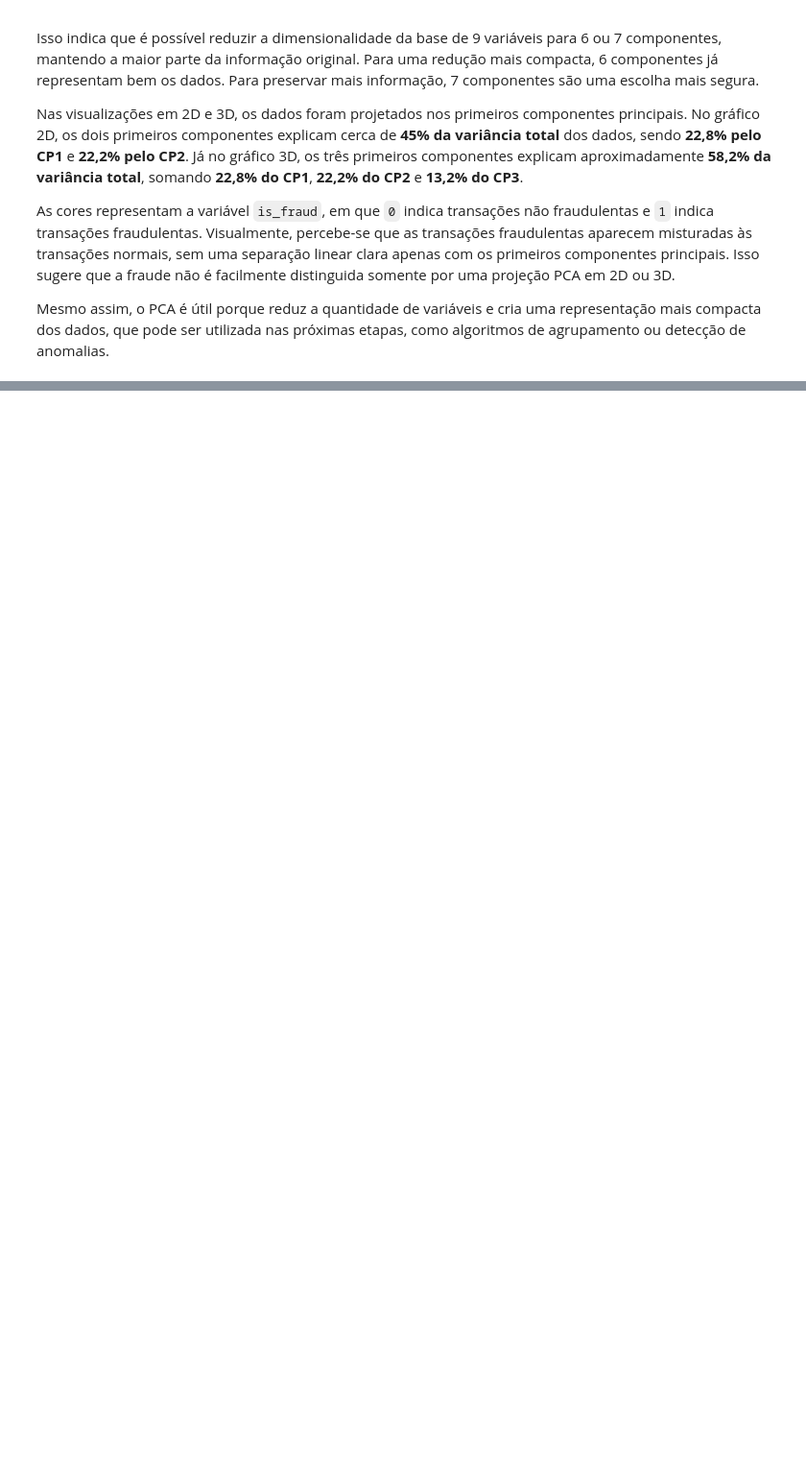
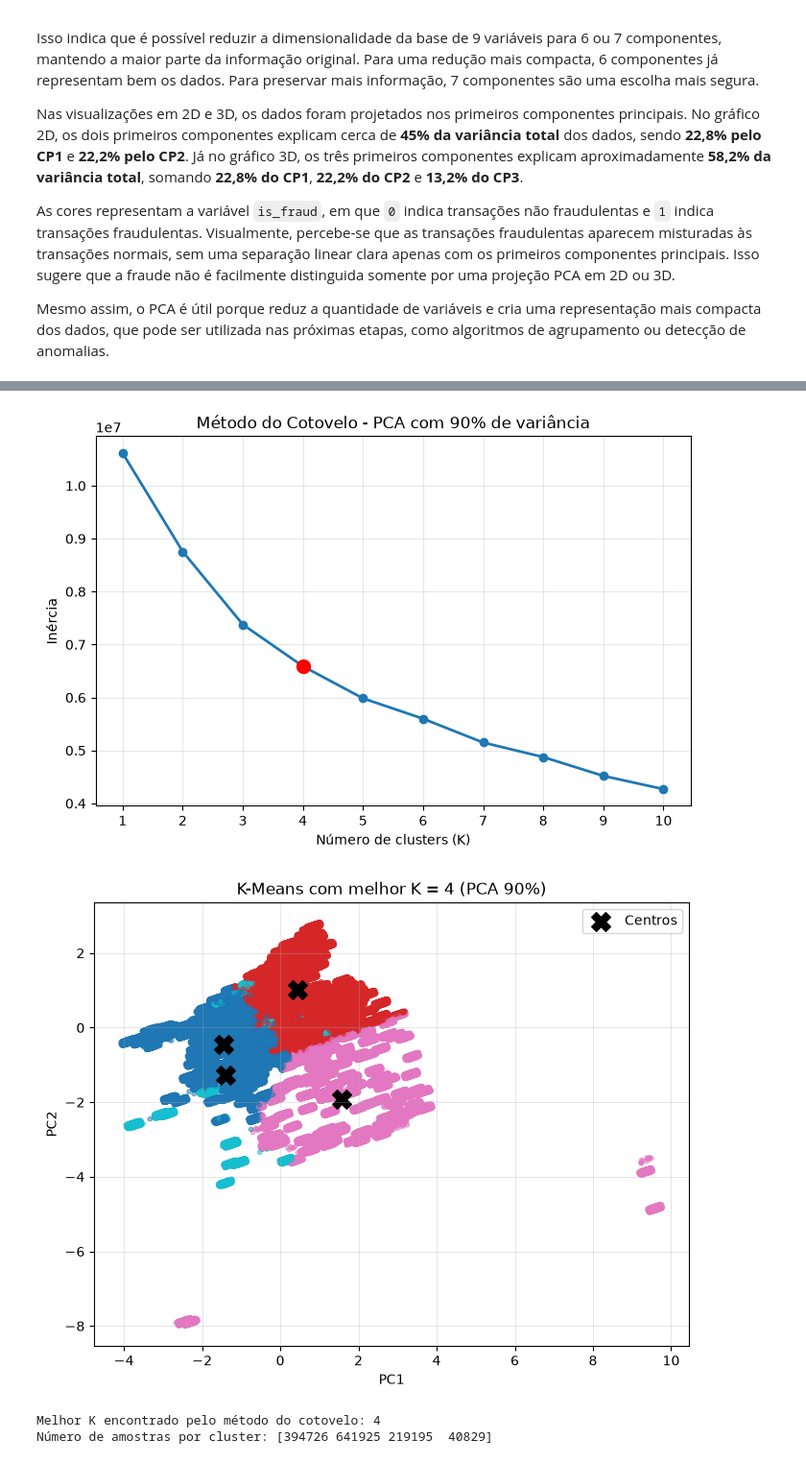
Before and after one commit to Gsdvl/unsupervised_learning_IMD3003-, a Jupyter notebook: notebook.ipynb, the cells around one changed output, grey strips where cells are left out. Shown at 96% size. Saved outputs shown, nothing was run; the diff lists cells and outputs as text; code cells hidden in the pictures; blank space fills up the shorter version.

Commit message:
Análise de clusters

```diff
--- a/notebook.ipynb
+++ b/notebook.ipynb
@@ -372,0 +379,80 @@ Mesmo assim, o PCA é útil porque reduz a quantidade de variáveis e cria uma r
+# %%
+# Reutilizando os dados já escalonados e o número de componentes calculados anteriormente.
+# para aplicar PCA com 90% de variância explicada.
+
+if 'X_escalonado' in globals():
+    X_base = X_escalonado
+else:
+    X_base = scaler.fit_transform(X_numerico)
+
+if 'n_componentes_90' in globals():
+    n_componentes = int(n_componentes_90)
+else:
+    n_componentes = 0.90
+
+pca_90 = PCA(n_components=n_componentes, random_state=42)
+X_pca_90 = pca_90.fit_transform(X_base)
+
+# Método do cotovelo para encontrar o melhor K
+inercia = []
+k_values = range(1, 11)
+
+for k in k_values:
+    kmeans = KMeans(n_clusters=k, random_state=42, n_init=10)
+    kmeans.fit(X_pca_90)
+    inercia.append(kmeans.inertia_)
+
+# Identificando o ponto de cotovelo pela maior distância até a reta entre o primeiro e o último ponto
+x = np.array(k_values)
+y = np.array(inercia)
+x_norm = (x - x.min()) / (x.max() - x.min())
+y_norm = (y - y.min()) / (y.max() - y.min())
+
+p1 = (x_norm[0], y_norm[0])
+p2 = (x_norm[-1], y_norm[-1])
+
+distances = []
+for xi, yi in zip(x_norm, y_norm):
+    dx = p2[0] - p1[0]
+    dy = p2[1] - p1[1]
+    if dx == 0 and dy == 0:
+        dist = 0
+    else:
+        dist = abs(dy * xi - dx * yi + p2[0] * p1[1] - p2[1] * p1[0]) / np.sqrt(dx**2 + dy**2)
+    distances.append(dist)
+
+knee_idx = np.argmax(distances[1:-1]) + 1
+melhor_k = int(x[knee_idx])
+
+plt.figure(figsize=(8, 5))
+plt.plot(k_values, inercia, marker='o', linewidth=2)
+plt.scatter(melhor_k, inercia[melhor_k - 1], color='red', s=100, zorder=5)
+plt.title('Método do Cotovelo - PCA com 90% de variância')
+plt.xlabel('Número de clusters (K)')
+plt.ylabel('Inércia')
+plt.xticks(k_values)
+plt.grid(True, alpha=0.3)
+plt.show()
+
+kmeans_final = KMeans(n_clusters=melhor_k, random_state=42, n_init=10)
+labels = kmeans_final.fit_predict(X_pca_90)
+
+# Gráfico dos clusters no espaço PCA (K-Means)
+plt.figure(figsize=(8, 6))
+plt.scatter(X_pca_90[:, 0], X_pca_90[:, 1], c=labels, cmap='tab10', alpha=0.5, s=10)
+plt.scatter(kmeans_final.cluster_centers_[:, 0], kmeans_final.cluster_centers_[:, 1],
+            c='black', marker='X', s=200, label='Centros')
+plt.title(f'K-Means com melhor K = {melhor_k} (PCA 90%)')
+plt.xlabel('PC1')
+plt.ylabel('PC2')
+plt.legend()
+plt.grid(True, alpha=0.3)
+plt.show()
+
+print(f'Melhor K encontrado pelo método do cotovelo: {melhor_k}')
+print(f'Número de amostras por cluster: {np.bincount(labels)}')
+# %% [output]
+[figure, added]
+[figure, added]
+Melhor K encontrado pelo método do cotovelo: 4
+Número de amostras por cluster: [394726 641925 219195  40829]
```
Also changed, not shown: parts of 12 cells of this notebook.
